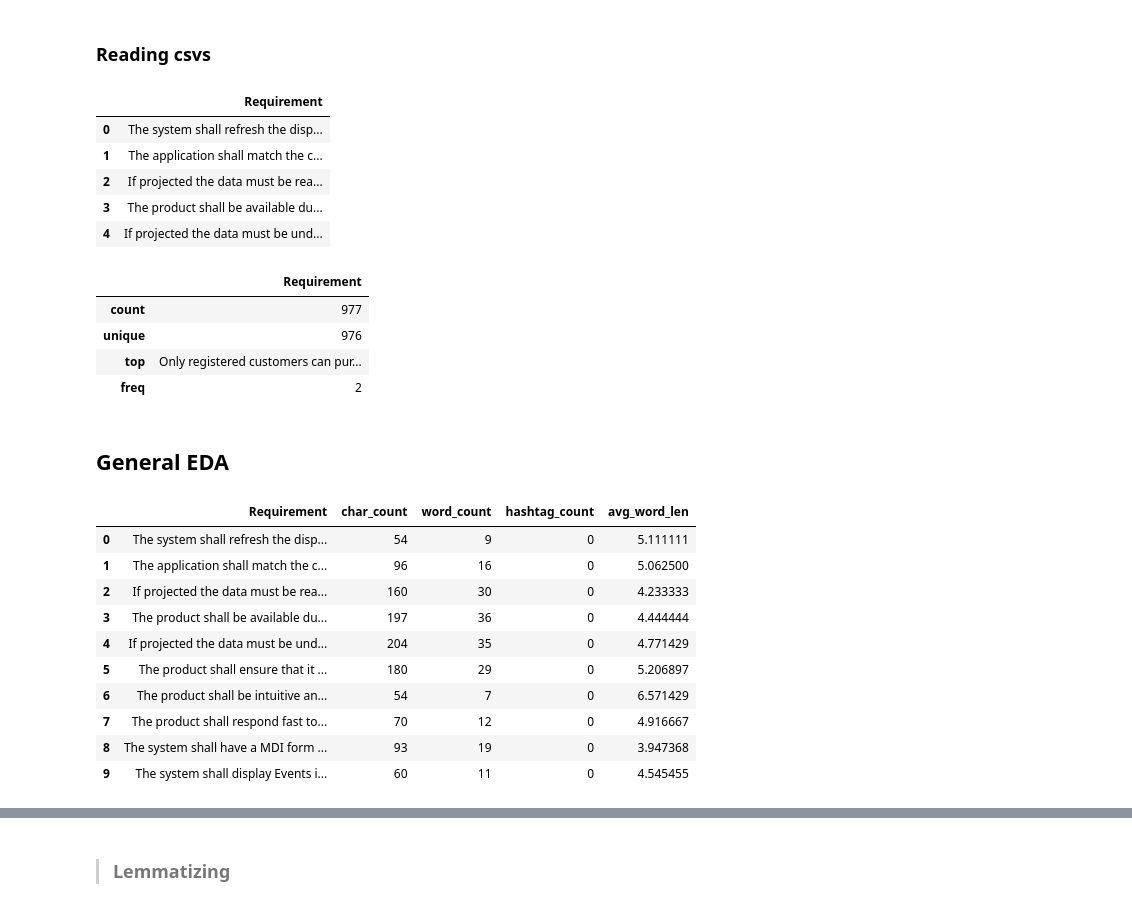
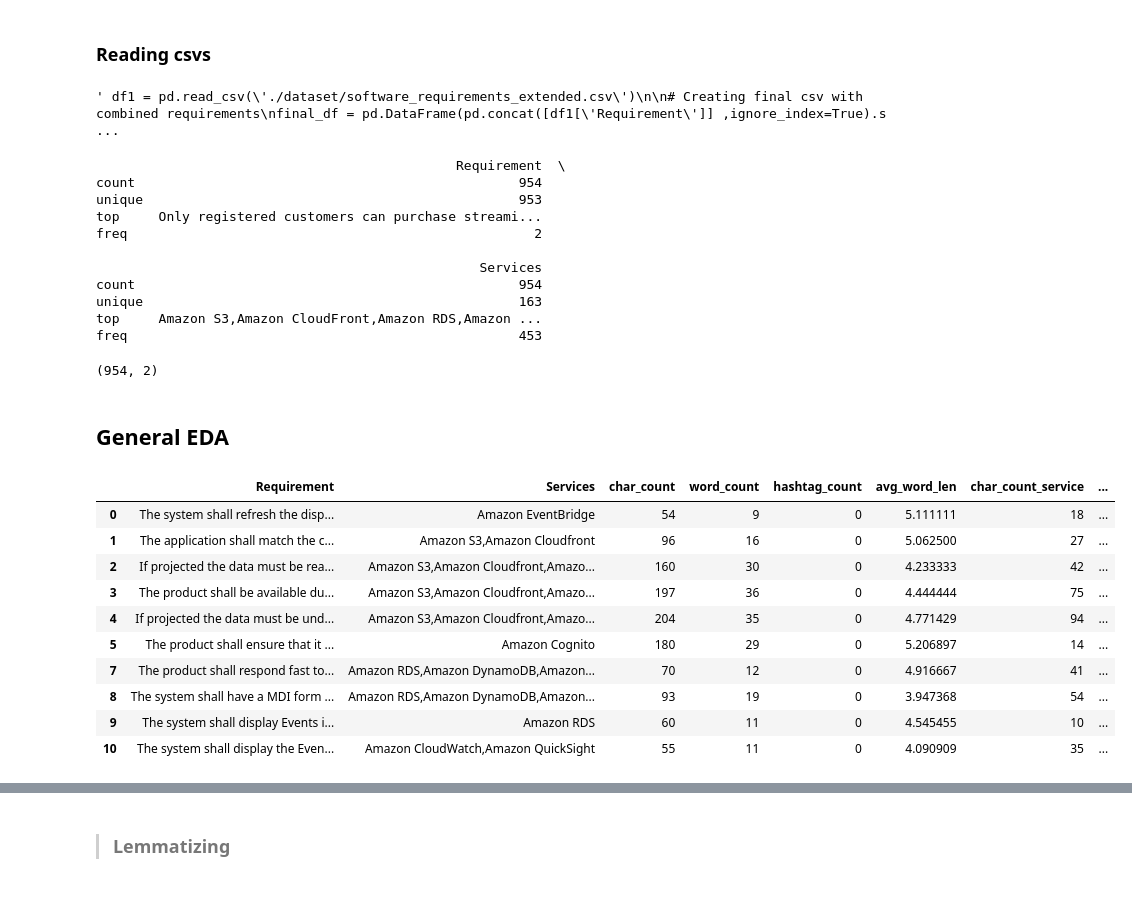
Before and after one commit to priyanshujha98/Cloud-Service-Recommender, a Jupyter notebook: code.ipynb, the cells around one changed output, grey strips where cells are left out. Saved outputs shown, nothing was run; the diff lists cells and outputs as text; code cells hidden in the pictures.

```diff
--- a/code.ipynb
+++ b/code.ipynb
@@ -14,20 +14,15 @@ from nltk.stem import WordNetLemmatizer
 #nltk.download('wordnet')
 # %%
 
-df1 = pd.read_csv('./dataset/software_requirements_extended.csv')
+""" df1 = pd.read_csv('./dataset/software_requirements_extended.csv')
 
 # Creating final csv with combined requirements
 final_df = pd.DataFrame(pd.concat([df1['Requirement']] ,ignore_index=True).str.replace("'",""))
 final_df.rename({0:"Requirement"},axis=1,inplace=True)
 final_df.drop_duplicates(subset=['Requirement'])
-final_df.head()
+final_df.head() """
 # %% [output]
-|  | Requirement |
-| 0 | The system shall refresh the disp... |
-| 1 | The application shall match the c... |
-| 2 | If projected the data must be rea... |
-| 3 | The product shall be available du... |
-| 4 | If projected the data must be und... |
+' df1 = pd.read_csv(\'./dataset/software_requirements_extended.csv\')\n\n# Creating final csv with combined requirements\nfinal_df = pd.DataFrame(pd.concat([df1[\'Requirement\']] ,ignore_index=True).s ...
 # %%
 # Use for the first time only
 
@@ -36,14 +31,22 @@ final_df = pd.read_csv("./dataset/final_combined2.csv").reset_index()
 del final_df['Unnamed: 0']
 final_df = final_df.drop(['index'], axis=1)
 # %%
-final_df.dropna()
-final_df.describe()
+final_df=final_df.dropna()
+print(final_df.describe())
+final_df.shape
 # %% [output]
-|  | Requirement |
-| count | 977 |
-| unique | 976 |
-| top | Only registered customers can pur... |
-| freq | 2 |
+                                              Requirement  \
+count                                                 954
+unique                                                953
+top     Only registered customers can purchase streami...
+freq                                                    2
+
+                                                 Services
+count                                                 954
+unique                                                163
+top     Amazon S3,Amazon CloudFront,Amazon RDS,Amazon ...
+freq                                                  453
+(954, 2)
 # %% [markdown]
 ## General EDA
 # %%
@@ -51,25 +54,36 @@ final_df.describe()
 from nltk.corpus import stopwords
 from nltk.tokenize import sent_tokenize
 # %%
+#*********For Requirements************
 # Character count
 final_df['char_count'] = final_df['Requirement'].map(lambda x: len(x))
 # Word counts
 final_df["word_count"] = final_df["Requirement"].map(lambda x: len(x.split()))
 # String counts
 final_df["hashtag_count"] = final_df["Requirement"].map(lambda x: x.count("#"))
 # Average word length
 final_df["avg_word_len"] = final_df["Requirement"].map(lambda x: np.mean([len(w) for w in str(x).split()]))
 
+#**************For Services
+# Character count
+final_df['char_count_service'] = final_df['Services'].map(lambda x: len(x))
+# Word counts
+final_df["word_count_service"] = final_df["Services"].map(lambda x: len(x.split()))
+# String counts
+final_df["hashtag_count_service"] = final_df["Services"].map(lambda x: x.count("#"))
+# Average word length
+final_df["avg_word_len_service"] = final_df["Services"].map(lambda x: np.mean([len(w) for w in str(x).split()]))
+
 final_df.head(10)
 # %% [output]
-|  | Requirement | char_count | word_count | hashtag_count | avg_word_len |
-| 0 | The system shall refresh the disp... | 54 | 9 | 0 | 5.111111 |
-| 1 | The application shall match the c... | 96 | 16 | 0 | 5.062500 |
-| 2 | If projected the data must be rea... | 160 | 30 | 0 | 4.233333 |
-| 3 | The product shall be available du... | 197 | 36 | 0 | 4.444444 |
-| 4 | If projected the data must be und... | 204 | 35 | 0 | 4.771429 |
-| 5 | The product shall ensure that it ... | 180 | 29 | 0 | 5.206897 |
-| 6 | The product shall be intuitive an... | 54 | 7 | 0 | 6.571429 |
-| 7 | The product shall respond fast to... | 70 | 12 | 0 | 4.916667 |
-| 8 | The system shall have a MDI form ... | 93 | 19 | 0 | 3.947368 |
-| 9 | The system shall display Events i... | 60 | 11 | 0 | 4.545455 |
+|  | Requirement | Services | char_count | word_count | hashtag_count | avg_word_len | char_count_service | ... |
+| 0 | The system shall refresh the disp... | Amazon EventBridge | 54 | 9 | 0 | 5.111111 | 18 | ... |
+| 1 | The application shall match the c... | Amazon S3,Amazon Cloudfront | 96 | 16 | 0 | 5.062500 | 27 | ... |
+| 2 | If projected the data must be rea... | Amazon S3,Amazon Cloudfront,Amazo... | 160 | 30 | 0 | 4.233333 | 42 | ... |
+| 3 | The product shall be available du... | Amazon S3,Amazon Cloudfront,Amazo... | 197 | 36 | 0 | 4.444444 | 75 | ... |
+| 4 | If projected the data must be und... | Amazon S3,Amazon Cloudfront,Amazo... | 204 | 35 | 0 | 4.771429 | 94 | ... |
+| 5 | The product shall ensure that it ... | Amazon Cognito | 180 | 29 | 0 | 5.206897 | 14 | ... |
+| 7 | The product shall respond fast to... | Amazon RDS,Amazon DynamoDB,Amazon... | 70 | 12 | 0 | 4.916667 | 41 | ... |
+| 8 | The system shall have a MDI form ... | Amazon RDS,Amazon DynamoDB,Amazon... | 93 | 19 | 0 | 3.947368 | 54 | ... |
+| 9 | The system shall display Events i... | Amazon RDS | 60 | 11 | 0 | 4.545455 | 10 | ... |
+| 10 | The system shall display the Even... | Amazon CloudWatch,Amazon QuickSight | 55 | 11 | 0 | 4.090909 | 35 | ... |
```
Also changed, not shown: parts of 10 cells of this notebook, 2 other files.
